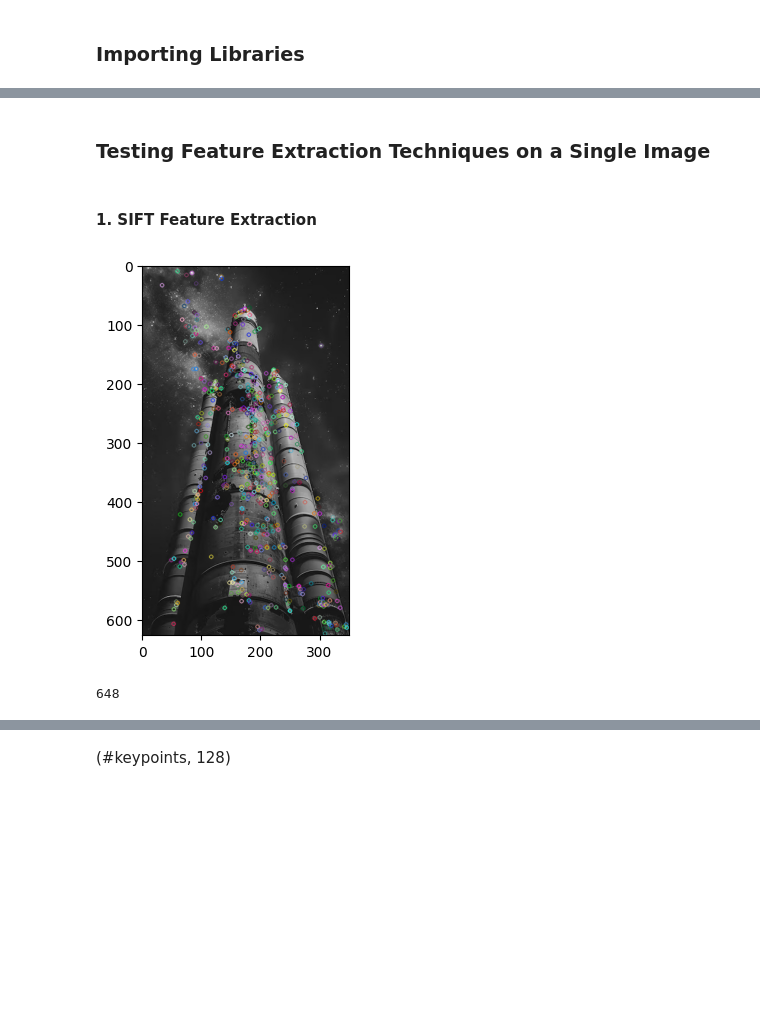
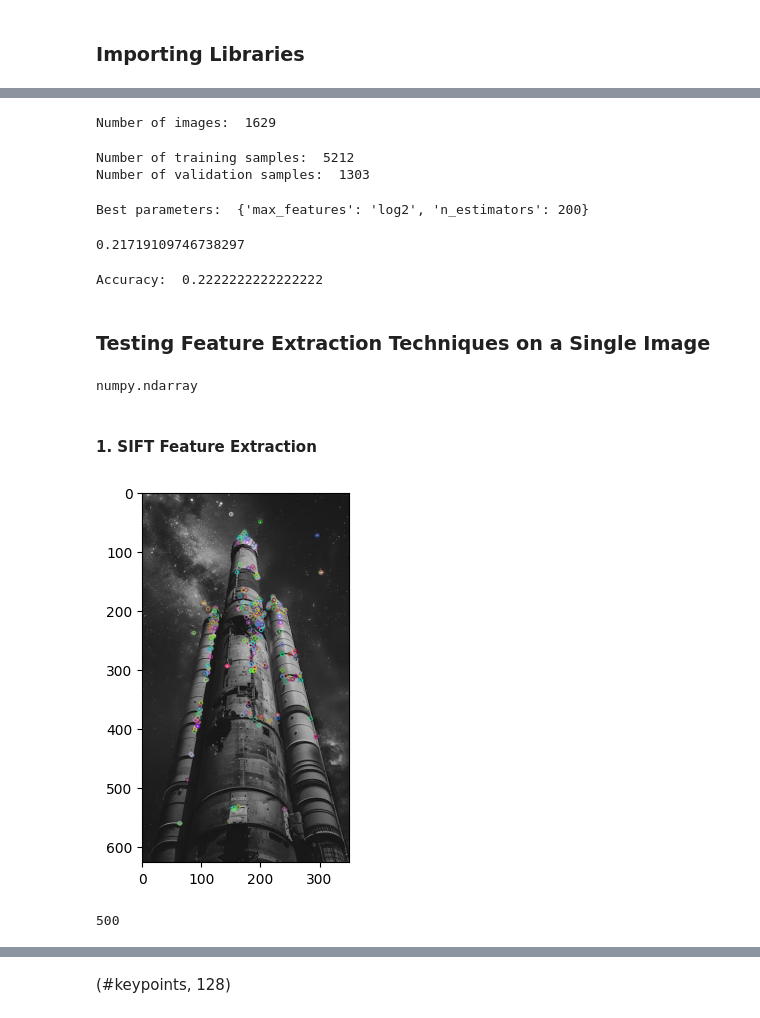
Before and after one commit to Mohammed-Abed-Alkareem/Arabic-Handwriting-Identification-Local-Feature-Extraction, a Jupyter notebook: AssignmentFiles/file.ipynb, the cells around one changed output, grey strips where cells are left out. Drawn from its saved outputs; the diff is of its cells as text; code cells hidden in the pictures; blank space fills up the shorter version.

```diff
--- a/AssignmentFiles/file.ipynb
+++ b/AssignmentFiles/file.ipynb
@@ -32,17 +119,90 @@ import numpy as np
+# %%
+test_features, test_labels = extract_features(test_loader, algorithm='sift', Test=True, kMeans=kmeans)
+# %% [output]
+Number of images:  1629
+# %%
+# Split the data into training and validation sets
+from sklearn.model_selection import train_test_split
+
+X_train, X_val, y_train, y_val = train_test_split(features, labels, test_size=0.2, random_state=42)
+
+print("Number of training samples: ", len(X_train))
+print("Number of validation samples: ", len(X_val))
+# %% [output]
+Number of training samples:  5212
+Number of validation samples:  1303
+# %%
+#train random forest classifier
+from sklearn.ensemble import RandomForestClassifier
+from sklearn.model_selection import GridSearchCV
+
+# grid search
+n_estimators = [50, 100, 150, 200]
+max_features = ['log2', 'sqrt']
+
+clf = RandomForestClassifier(random_state=42)
+
+grid_search = GridSearchCV(
+    clf,
+    param_grid={'n_estimators': n_estimators, 'max_features': max_features},
+    cv=5,
+    n_jobs=2
+)
+
+
+grid_search.fit(features, labels)
+
+print("Best parameters: ", grid_search.best_params_)
+
+# clf = RandomForestClassifier(n_estimators=150, random_state=42)
+# clf.fit(X_train, y_train)
+
+# # Predict on the validation set
+# y_pred = clf.predict(X_val)
+
+# # Calculate accuracy
+
+# from sklearn.metrics import accuracy_score
+
+# accuracy = accuracy_score(y_val, y_pred)
+# print("Accuracy: ", accuracy)
+
+# #test the model
+# features_test, labels_test, _ = extract_features(test_loader, algorithm='sift', numOfClusters=100)
+# %% [output]
+Best parameters:  {'max_features': 'log2', 'n_estimators': 200}
+# %%
+grid_search.best_score_
+# %% [output]
+0.21719109746738297
+# %%
+#tesst the model
+
+from sklearn.metrics import accuracy_score
+
+y_pred = grid_search.predict(test_features)
+accuracy = accuracy_score(test_labels, y_pred)
+print("Accuracy: ", accuracy)
+# %% [output]
+Accuracy:  0.2222222222222222
 # %% [markdown]
 ### Testing Feature Extraction Techniques on a Single Image
 # %%
 imgGrey = cv.imread('test_img.jpg', cv.IMREAD_GRAYSCALE)
+# %%
+type(imgGrey)
+# %% [output]
+numpy.ndarray
 # %% [markdown]
 #### 1. SIFT Feature Extraction
 # %%
-keypoints, des=sift(imgGrey, test=True)
+keypoints, des=orb(imgGrey, test=True)
 # %% [output]
-[figure, old version]
+[figure, new version]
 # %%
 len(keypoints)
 # %% [output]
-648
+500
 # %%
 des.shape
 # %% [output]
```
Also changed, not shown: parts of 19 cells of this notebook, 5 other files.
